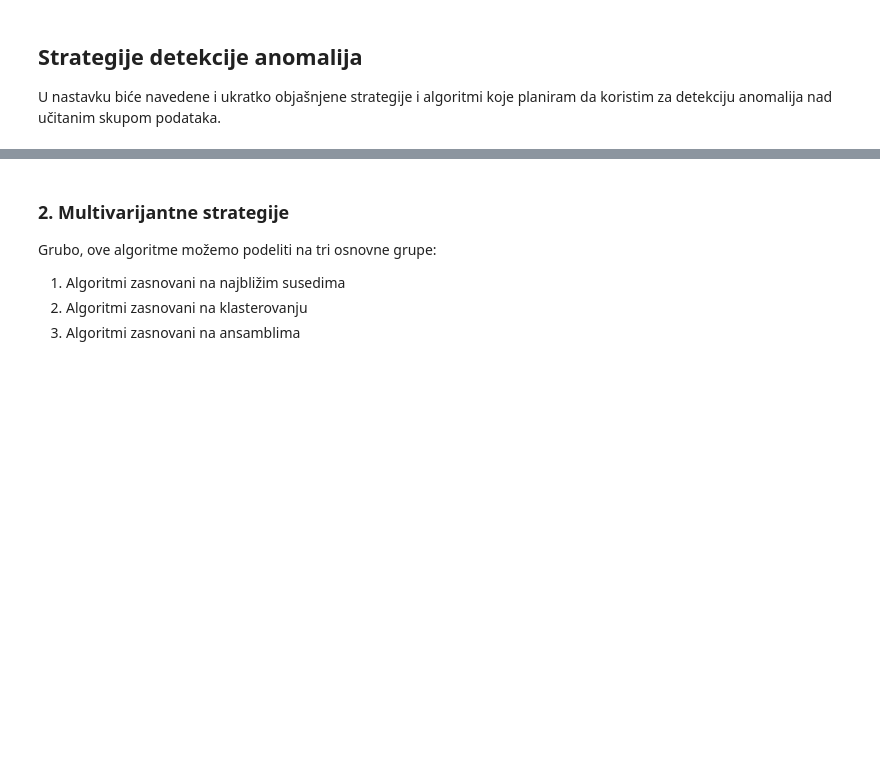
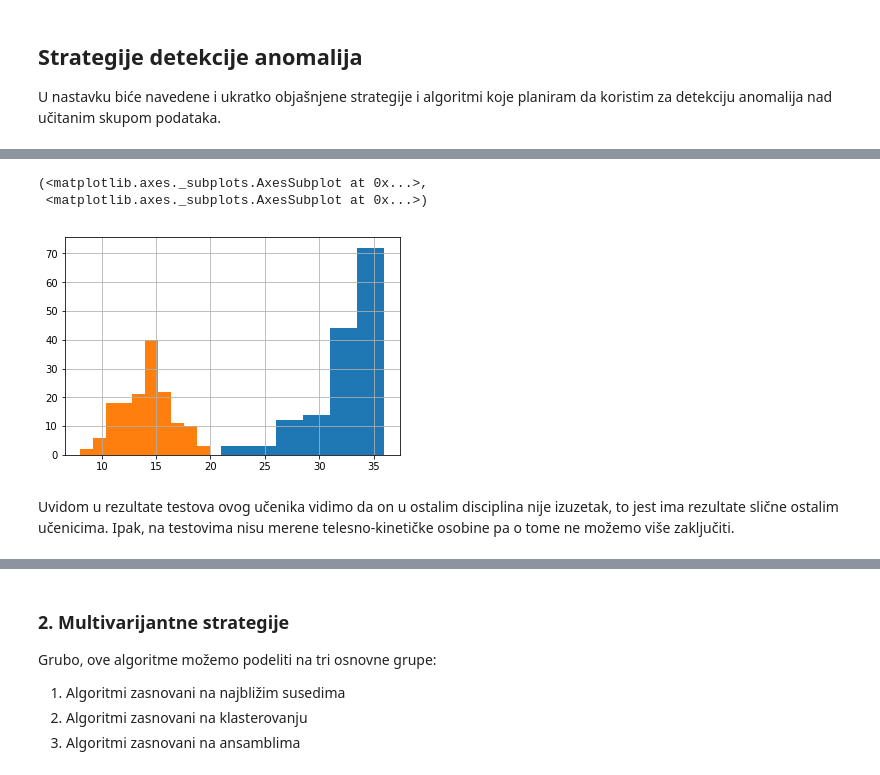
Before and after one commit to DimitrijeM/donation_analysis_ts, a Jupyter notebook: anomaly_detection_strategies.ipynb, the cells around one changed output, grey strips where cells are left out. Drawn from its saved outputs; the diff is of its cells as text; code cells hidden in the pictures; blank space fills up the shorter version.

```diff
--- a/anomaly_detection_strategies.ipynb
+++ b/anomaly_detection_strategies.ipynb
@@ -38,0 +132,8 @@ Više o ovim pristupima može se pročitati u [ovom blogu](http://colingorrie.gi
+# %%
+df.rpm.hist(), df.shv.hist()
+# %% [output]
+(<matplotlib.axes._subplots.AxesSubplot at 0x...>,
+ <matplotlib.axes._subplots.AxesSubplot at 0x...>)
+[figure, added]
+# %% [markdown]
+Uvidom u rezultate testova ovog učenika vidimo da on u ostalim disciplina nije izuzetak, to jest ima rezultate slične ostalim učenicima. Ipak, na testovima nisu merene telesno-kinetičke osobine pa o tome ne možemo više zaključiti.
```
Also changed, not shown: parts of 66 cells of this notebook.
